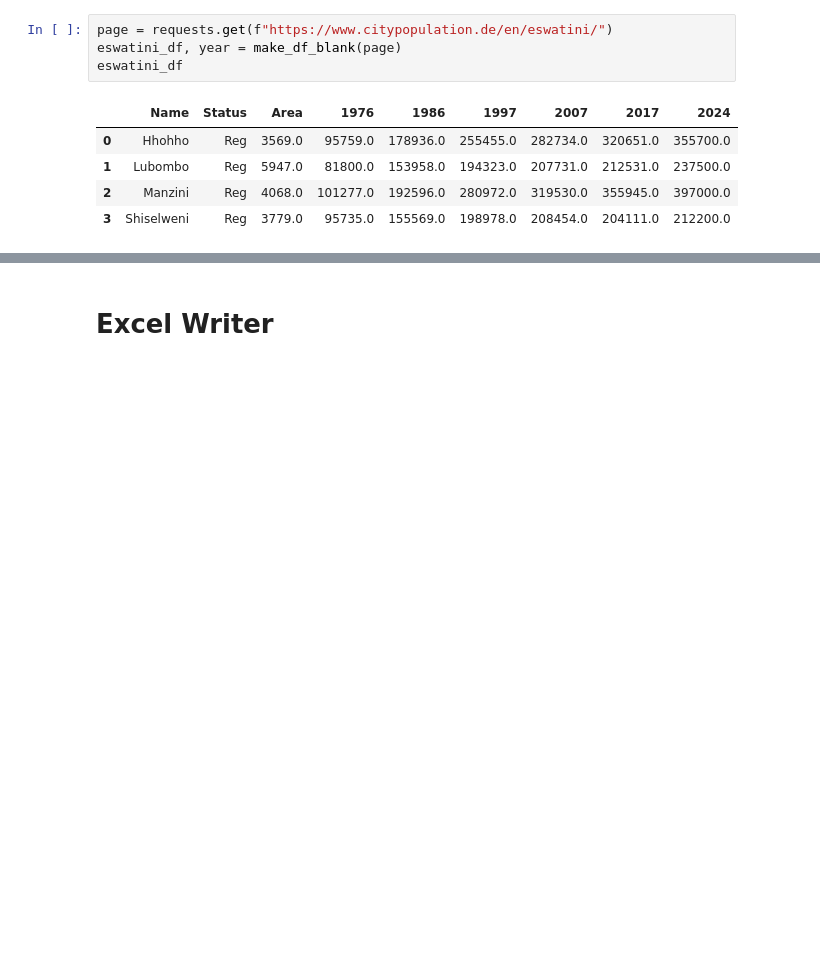
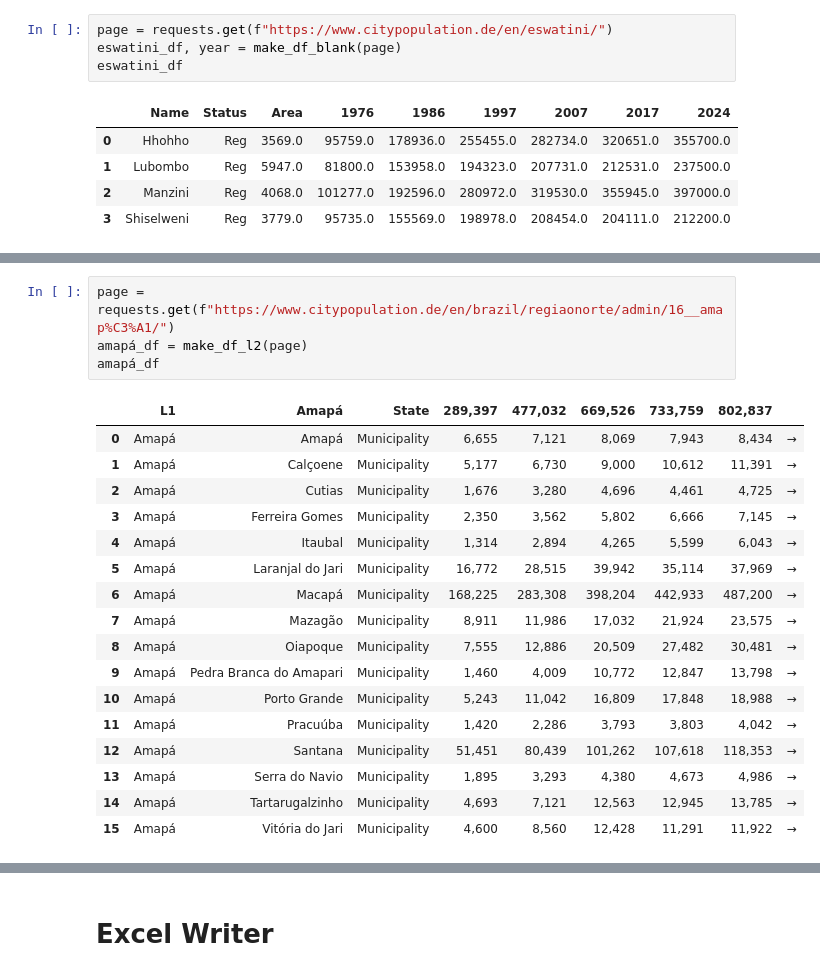
Before and after one commit to CabooseExia/Geospatial-practice, a Jupyter notebook: citypopulation_webscraper.ipynb, the cells around one changed output, grey strips where cells are left out. Drawn from its saved outputs; the diff is of its cells as text; blank space fills up the shorter version.

```diff
--- a/citypopulation_webscraper.ipynb
+++ b/citypopulation_webscraper.ipynb
@@ -435,0 +557,22 @@ eswatini_df
+# %%
+page = requests.get(f"https://www.citypopulation.de/en/brazil/regiaonorte/admin/16__amap%C3%A1/")
+amapá_df = make_df_l2(page)
+amapá_df
+# %% [output]
+|  | L1 | Amapá | State | 289,397 | 477,032 | 669,526 | 733,759 | 802,837 |  |
+| 0 | Amapá | Amapá | Municipality | 6,655 | 7,121 | 8,069 | 7,943 | 8,434 | → |
+| 1 | Amapá | Calçoene | Municipality | 5,177 | 6,730 | 9,000 | 10,612 | 11,391 | → |
+| 2 | Amapá | Cutias | Municipality | 1,676 | 3,280 | 4,696 | 4,461 | 4,725 | → |
+| 3 | Amapá | Ferreira Gomes | Municipality | 2,350 | 3,562 | 5,802 | 6,666 | 7,145 | → |
+| 4 | Amapá | Itaubal | Municipality | 1,314 | 2,894 | 4,265 | 5,599 | 6,043 | → |
+| 5 | Amapá | Laranjal do Jari | Municipality | 16,772 | 28,515 | 39,942 | 35,114 | 37,969 | → |
+| 6 | Amapá | Macapá | Municipality | 168,225 | 283,308 | 398,204 | 442,933 | 487,200 | → |
+| 7 | Amapá | Mazagão | Municipality | 8,911 | 11,986 | 17,032 | 21,924 | 23,575 | → |
+| 8 | Amapá | Oiapoque | Municipality | 7,555 | 12,886 | 20,509 | 27,482 | 30,481 | → |
+| 9 | Amapá | Pedra Branca do Amapari | Municipality | 1,460 | 4,009 | 10,772 | 12,847 | 13,798 | → |
+| 10 | Amapá | Porto Grande | Municipality | 5,243 | 11,042 | 16,809 | 17,848 | 18,988 | → |
+| 11 | Amapá | Pracuúba | Municipality | 1,420 | 2,286 | 3,793 | 3,803 | 4,042 | → |
+| 12 | Amapá | Santana | Municipality | 51,451 | 80,439 | 101,262 | 107,618 | 118,353 | → |
+| 13 | Amapá | Serra do Navio | Municipality | 1,895 | 3,293 | 4,380 | 4,673 | 4,986 | → |
+| 14 | Amapá | Tartarugalzinho | Municipality | 4,693 | 7,121 | 12,563 | 12,945 | 13,785 | → |
+| 15 | Amapá | Vitória do Jari | Municipality | 4,600 | 8,560 | 12,428 | 11,291 | 11,922 | → |
```
Also changed, not shown: parts of 9 cells of this notebook.
